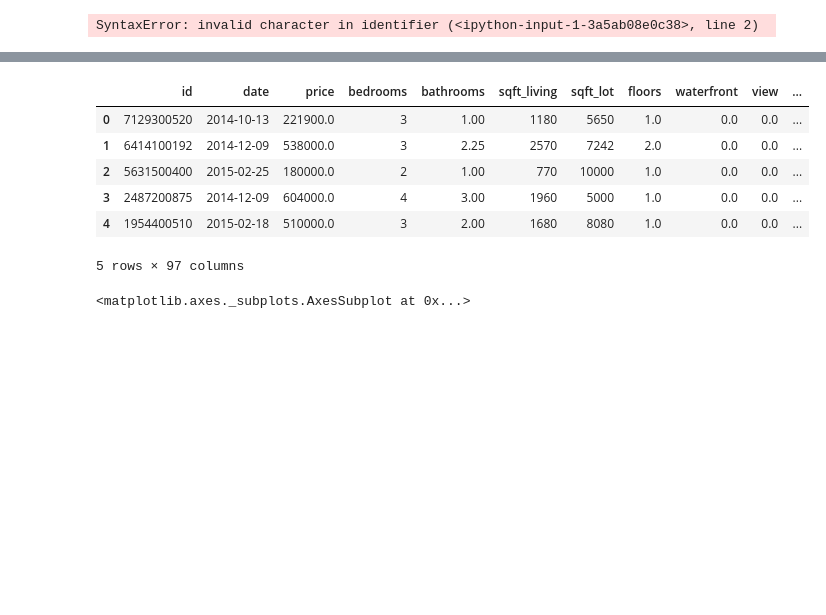
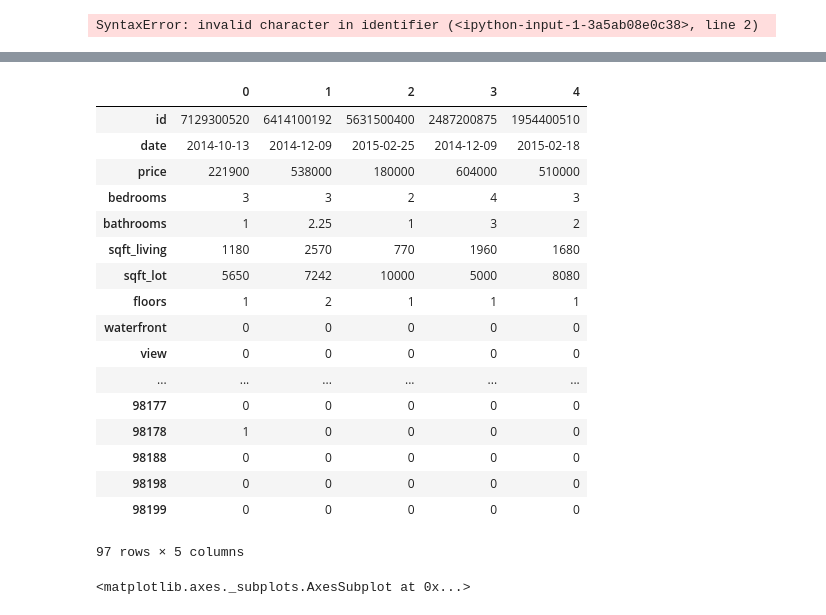
Before and after one commit to A92e/kingcountyWA_home_price_predictor, a Jupyter notebook: kevin_zip_wip.ipynb, the cells around one changed output, grey strips where cells are left out. Saved outputs shown, nothing was run; the diff lists cells and outputs as text; code cells hidden in the pictures; blank space fills up the shorter version.

```diff
--- a/kevin_zip_wip.ipynb
+++ b/kevin_zip_wip.ipynb
@@ -37,15 +61,26 @@ df = pd.read_csv('house_data_cleaned.csv')
 # %%
 df_zip_dums = pd.get_dummies(df['zipcode'])
-df_with_zips = pd.concat([df, df_zip_dums], axis=1)
-df_with_zips.head()
+df = pd.concat([df, df_zip_dums], axis=1)
+df.head().T
 # %% [output]
-|  | id | date | price | bedrooms | bathrooms | sqft_living | sqft_lot | floors | waterfront | view | ... |
-| 0 | 7129300520 | 2014-10-13 | 221900.0 | 3 | 1.00 | 1180 | 5650 | 1.0 | 0.0 | 0.0 | ... |
-| 1 | 6414100192 | 2014-12-09 | 538000.0 | 3 | 2.25 | 2570 | 7242 | 2.0 | 0.0 | 0.0 | ... |
-| 2 | 5631500400 | 2015-02-25 | 180000.0 | 2 | 1.00 | 770 | 10000 | 1.0 | 0.0 | 0.0 | ... |
-| 3 | 2487200875 | 2014-12-09 | 604000.0 | 4 | 3.00 | 1960 | 5000 | 1.0 | 0.0 | 0.0 | ... |
-| 4 | 1954400510 | 2015-02-18 | 510000.0 | 3 | 2.00 | 1680 | 8080 | 1.0 | 0.0 | 0.0 | ... |
+|  | 0 | 1 | 2 | 3 | 4 |
+| id | 7129300520 | 6414100192 | 5631500400 | 2487200875 | 1954400510 |
+| date | 2014-10-13 | 2014-12-09 | 2015-02-25 | 2014-12-09 | 2015-02-18 |
+| price | 221900 | 538000 | 180000 | 604000 | 510000 |
+| bedrooms | 3 | 3 | 2 | 4 | 3 |
+| bathrooms | 1 | 2.25 | 1 | 3 | 2 |
+| sqft_living | 1180 | 2570 | 770 | 1960 | 1680 |
+| sqft_lot | 5650 | 7242 | 10000 | 5000 | 8080 |
+| floors | 1 | 2 | 1 | 1 | 1 |
+| waterfront | 0 | 0 | 0 | 0 | 0 |
+| view | 0 | 0 | 0 | 0 | 0 |
+| ... | ... | ... | ... | ... | ... |
+| 98177 | 0 | 0 | 0 | 0 | 0 |
+| 98178 | 1 | 0 | 0 | 0 | 0 |
+| 98188 | 0 | 0 | 0 | 0 | 0 |
+| 98198 | 0 | 0 | 0 | 0 | 0 |
+| 98199 | 0 | 0 | 0 | 0 | 0 |
-5 rows × 97 columns
+97 rows × 5 columns
 # %%
 df7 = df[['price','sqft_living', 'grade', 'sqft_above', 'sqft_living15', 'bathrooms',
        'view','distance_from_flatiron']]
```
Also changed, not shown: parts of 1 cell of this notebook.
